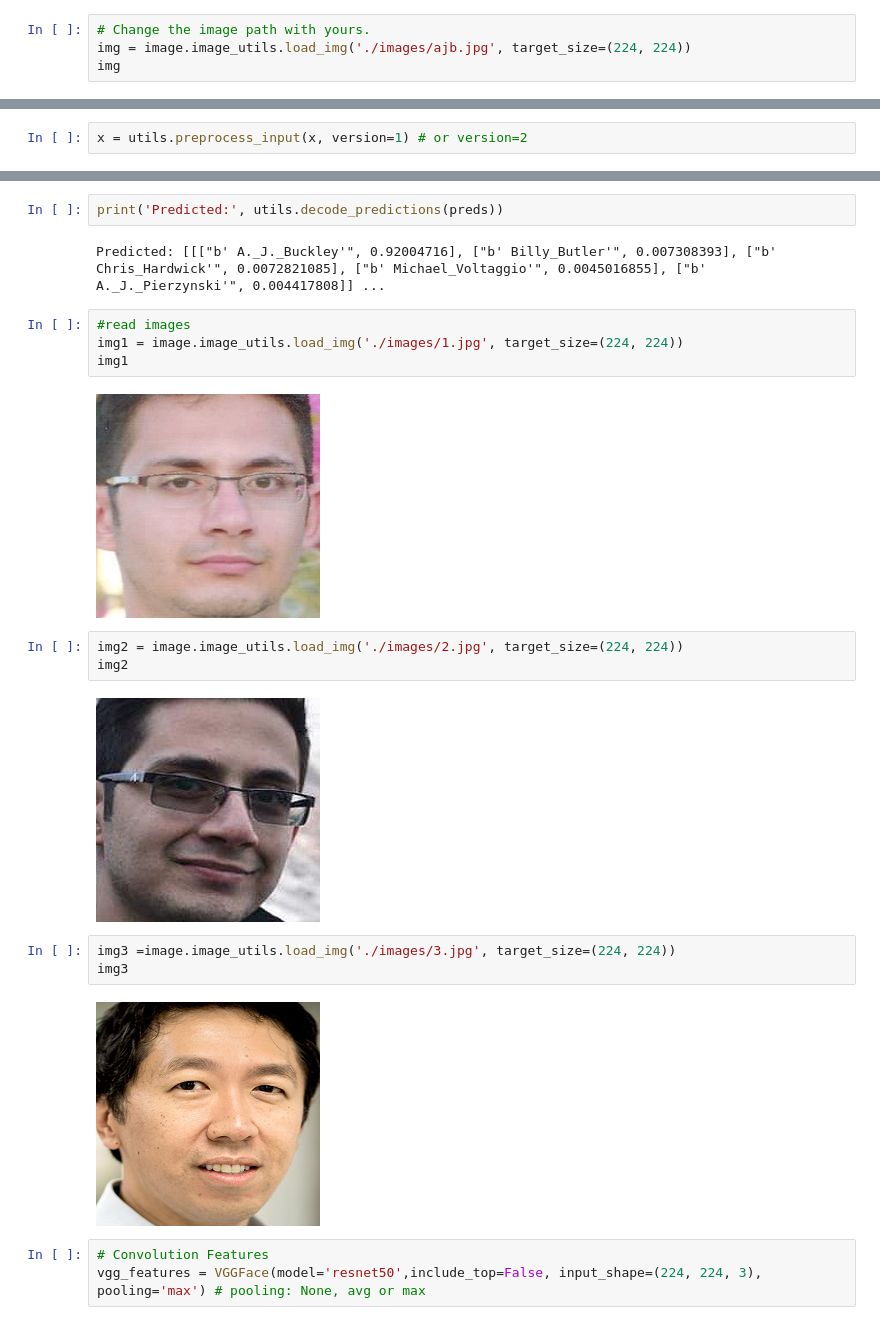
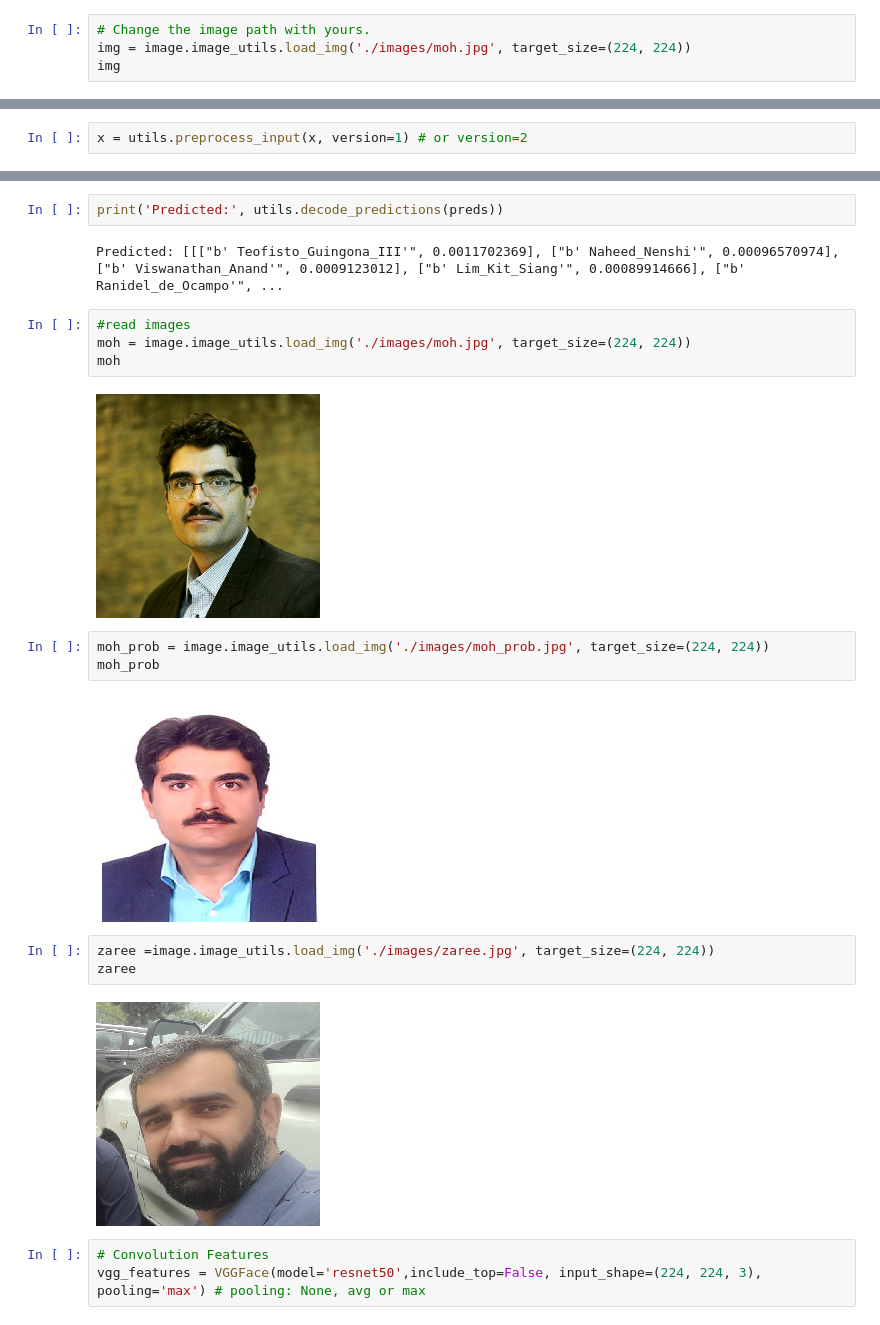
Before and after one commit to sedavasema/one-shot-learning, a Jupyter notebook: 4_my_introfacerecognition.ipynb, the cells around one changed output, grey strips where cells are left out. Drawn from its saved outputs; the diff is of its cells as text.

```diff
--- a/4_my_introfacerecognition.ipynb
+++ b/4_my_introfacerecognition.ipynb
@@ -83,6 +86,6 @@ model.inputs
 [<KerasTensor: shape=(None, 224, 224, 3) dtype=float32 (created by layer 'input_1')>]
 # %%
 # Change the image path with yours.
-img = image.image_utils.load_img('./images/ajb.jpg', target_size=(224, 224))
+img = image.image_utils.load_img('./images/moh.jpg', target_size=(224, 224))
 img
 # %% [output]
@@ -106,23 +109,23 @@ preds = model.predict(x)
 # %%
 print('Predicted:', utils.decode_predictions(preds))
 # %% [output]
-Predicted: [[["b' A._J._Buckley'", 0.92004716], ["b' Billy_Butler'", 0.007308393], ["b' Chris_Hardwick'", 0.0072821085], ["b' Michael_Voltaggio'", 0.0045016855], ["b' A._J._Pierzynski'", 0.004417808]] ...
+Predicted: [[["b' Teofisto_Guingona_III'", 0.0011702369], ["b' Naheed_Nenshi'", 0.00096570974], ["b' Viswanathan_Anand'", 0.0009123012], ["b' Lim_Kit_Siang'", 0.00089914666], ["b' Ranidel_de_Ocampo'", ...
 # %%
 #read images
-img1 = image.image_utils.load_img('./images/1.jpg', target_size=(224, 224))
-img1
+moh = image.image_utils.load_img('./images/moh.jpg', target_size=(224, 224))
+moh
 # %% [output]
-[figure, old version]
+[figure, new version]
 # %%
-img2 = image.image_utils.load_img('./images/2.jpg', target_size=(224, 224))
-img2
+moh_prob = image.image_utils.load_img('./images/moh_prob.jpg', target_size=(224, 224))
+moh_prob
 # %% [output]
-[figure, old version]
+[figure, new version]
 # %%
-img3 =image.image_utils.load_img('./images/3.jpg', target_size=(224, 224))
-img3
+zaree =image.image_utils.load_img('./images/zaree.jpg', target_size=(224, 224))
+zaree
 # %% [output]
-[figure, old version]
+[figure, new version]
 # %%
 # Convolution Features
 vgg_features = VGGFace(model='resnet50',include_top=False, input_shape=(224, 224, 3), pooling='max') # pooling: None, avg or max
```
Also changed, not shown: parts of 11 cells of this notebook.
